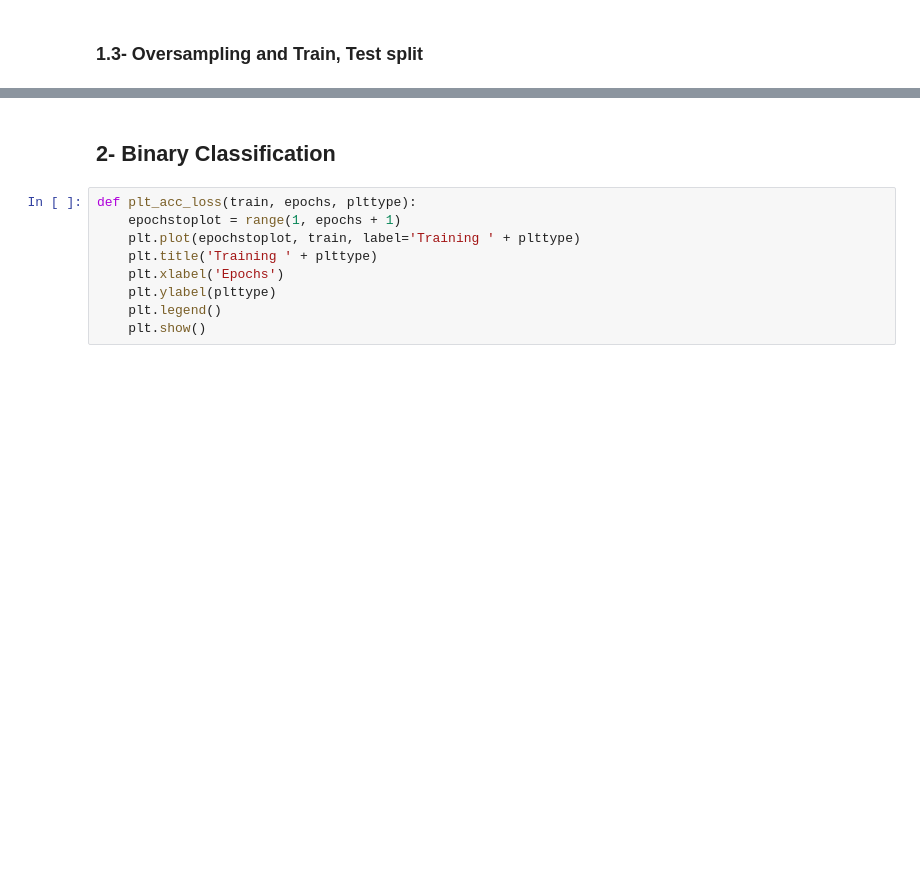
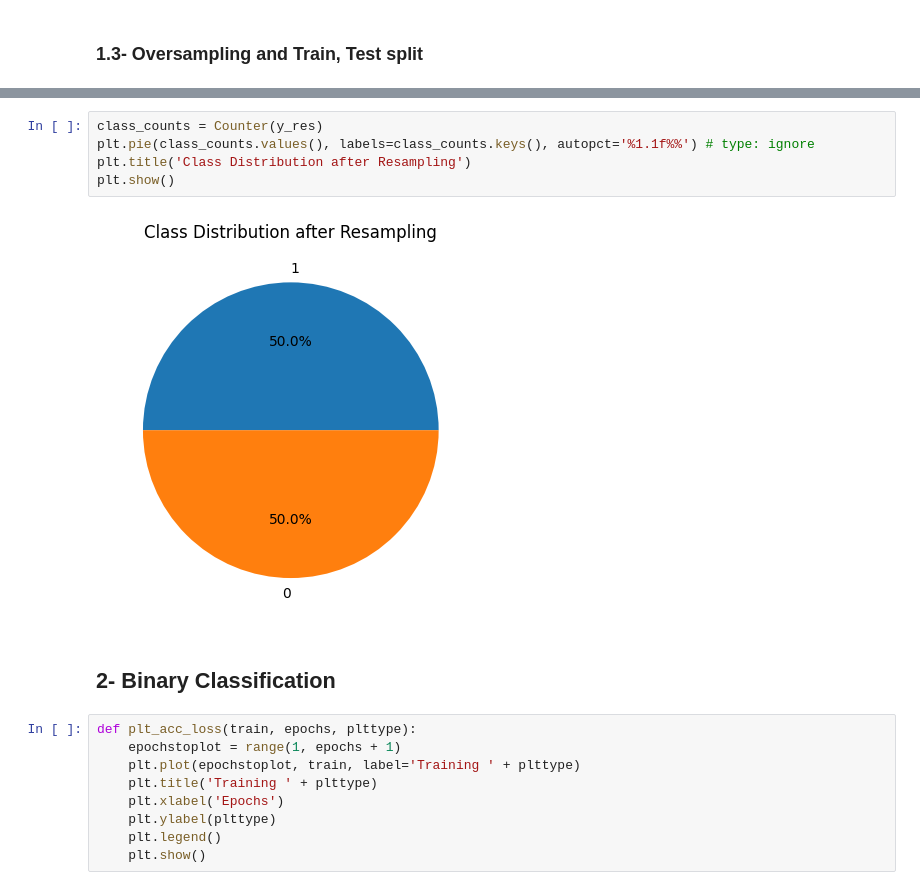
Before and after one commit to AdiPlay/Artifact-Intelligence, a Jupyter notebook: projekt/credit-card-fraud-classification-with-pytorch.ipynb, the cells around one changed output, grey strips where cells are left out. Saved outputs shown, nothing was run; the diff lists cells and outputs as text; blank space fills up the shorter version.

```diff
--- a/projekt/credit-card-fraud-classification-with-pytorch.ipynb
+++ b/projekt/credit-card-fraud-classification-with-pytorch.ipynb
@@ -145,3 +159,10 @@ y_test: (34962,)
+# %%
+class_counts = Counter(y_res)
+plt.pie(class_counts.values(), labels=class_counts.keys(), autopct='%1.1f%%') # type: ignore
+plt.title('Class Distribution after Resampling')
+plt.show()
+# %% [output]
+[figure, added]
 # %% [markdown]
 ## **2- Binary Classification**
 # %%
```
Also changed, not shown: parts of 17 cells of this notebook.
